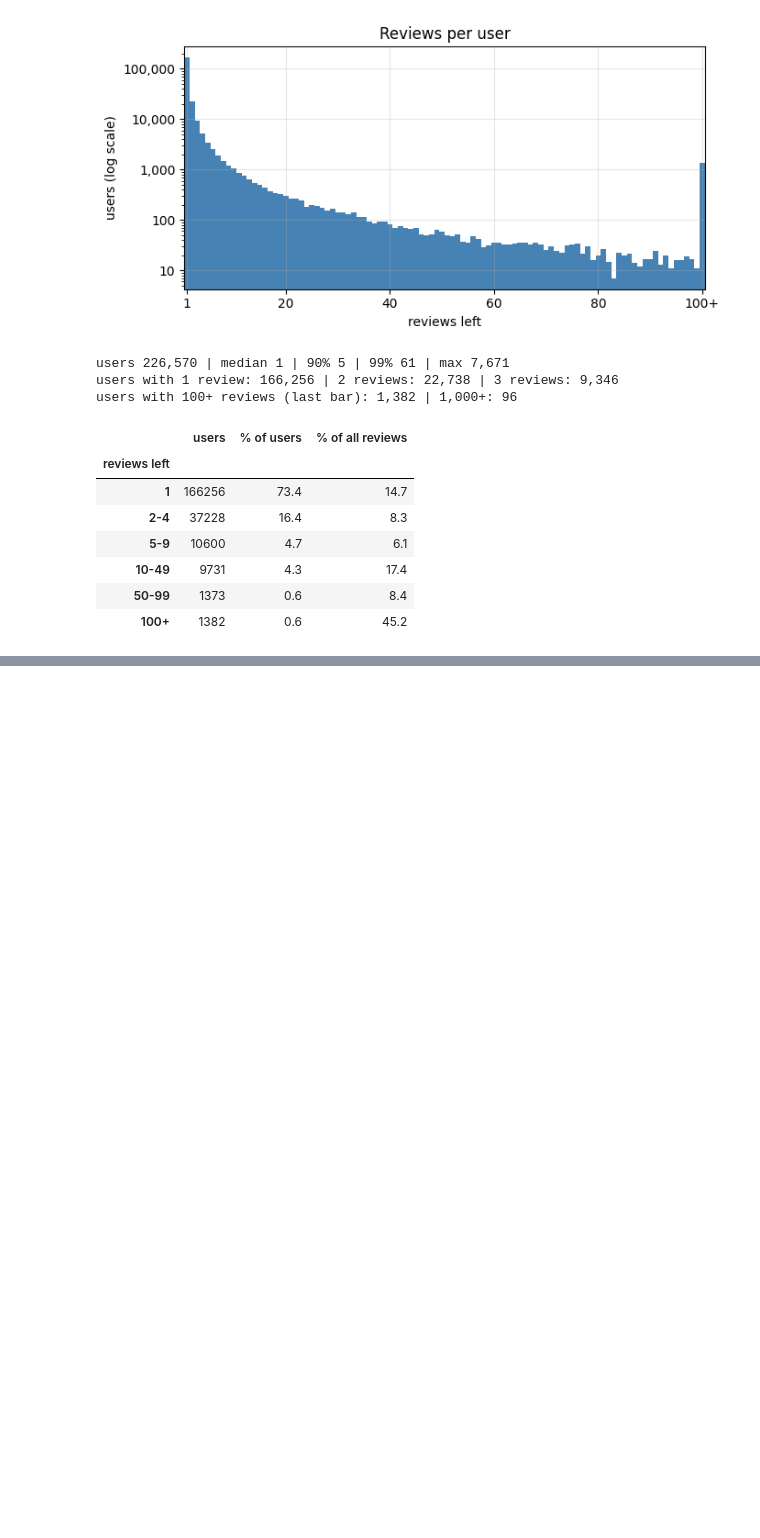
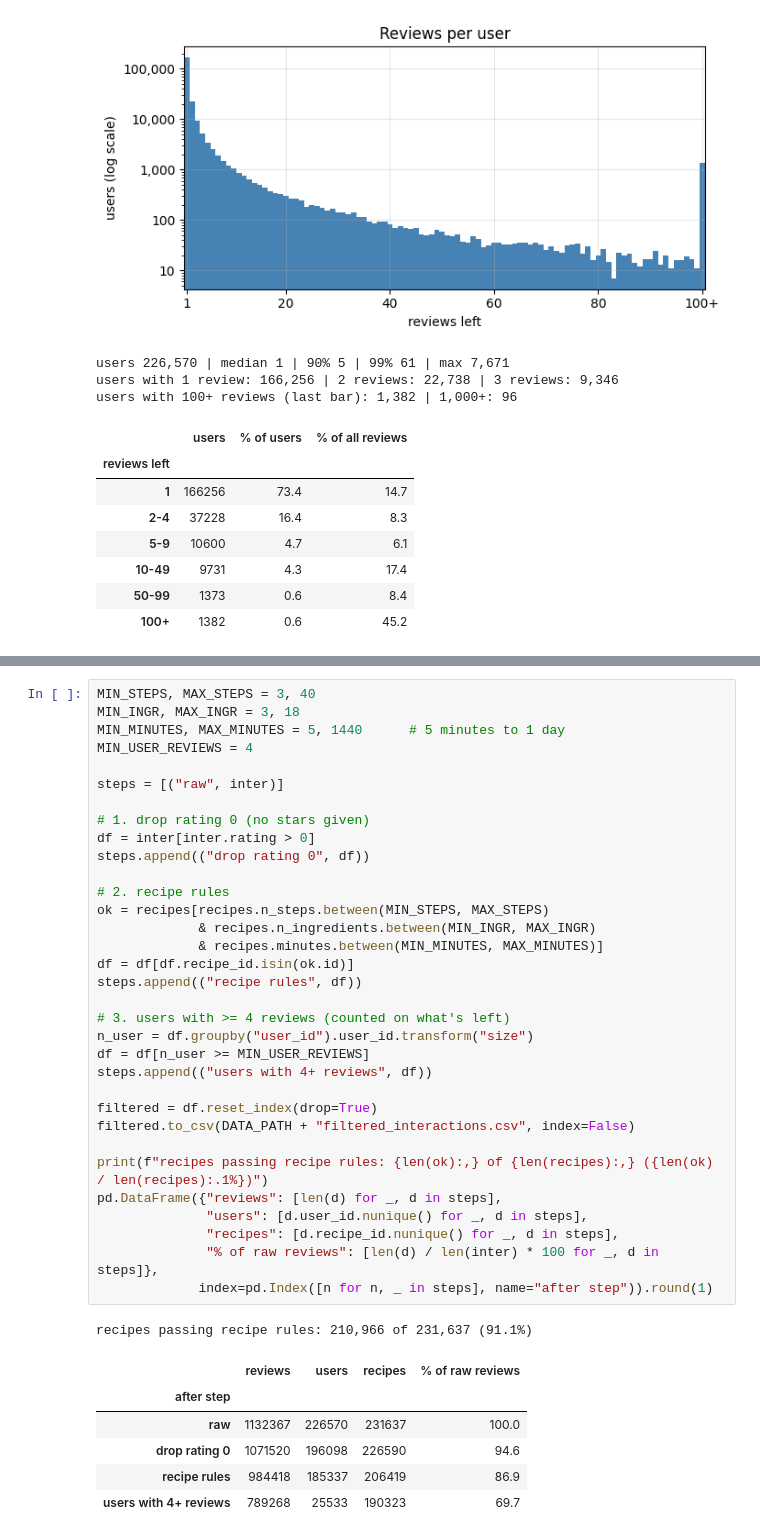
Before and after one commit to jut008/cse258-recipe-prediction-model, a Jupyter notebook: scratch/judy.ipynb, the cells around one changed output, grey strips where cells are left out. Drawn from its saved outputs; the diff is of its cells as text; blank space fills up the shorter version.

```diff
--- a/scratch/judy.ipynb
+++ b/scratch/judy.ipynb
@@ -106,0 +115,41 @@ users with 100+ reviews (last bar): 1,382 | 1,000+: 96
+# %%
+MIN_STEPS, MAX_STEPS = 3, 40
+MIN_INGR, MAX_INGR = 3, 18
+MIN_MINUTES, MAX_MINUTES = 5, 1440      # 5 minutes to 1 day
+MIN_USER_REVIEWS = 4
+
+steps = [("raw", inter)]
+
+# 1. drop rating 0 (no stars given)
+df = inter[inter.rating > 0]
+steps.append(("drop rating 0", df))
+
+# 2. recipe rules
+ok = recipes[recipes.n_steps.between(MIN_STEPS, MAX_STEPS)
+             & recipes.n_ingredients.between(MIN_INGR, MAX_INGR)
+             & recipes.minutes.between(MIN_MINUTES, MAX_MINUTES)]
+df = df[df.recipe_id.isin(ok.id)]
+steps.append(("recipe rules", df))
+
+# 3. users with >= 4 reviews (counted on what's left)
+n_user = df.groupby("user_id").user_id.transform("size")
+df = df[n_user >= MIN_USER_REVIEWS]
+steps.append(("users with 4+ reviews", df))
+
+filtered = df.reset_index(drop=True)
+filtered.to_csv(DATA_PATH + "filtered_interactions.csv", index=False)
+
+print(f"recipes passing recipe rules: {len(ok):,} of {len(recipes):,} ({len(ok) / len(recipes):.1%})")
+pd.DataFrame({"reviews": [len(d) for _, d in steps],
+              "users": [d.user_id.nunique() for _, d in steps],
+              "recipes": [d.recipe_id.nunique() for _, d in steps],
+              "% of raw reviews": [len(d) / len(inter) * 100 for _, d in steps]},
+             index=pd.Index([n for n, _ in steps], name="after step")).round(1)
+# %% [output]
+recipes passing recipe rules: 210,966 of 231,637 (91.1%)
+|  | reviews | users | recipes | % of raw reviews |
+| after step |  |  |  |  |
+| raw | 1132367 | 226570 | 231637 | 100.0 |
+| drop rating 0 | 1071520 | 196098 | 226590 | 94.6 |
+| recipe rules | 984418 | 185337 | 206419 | 86.9 |
+| users with 4+ reviews | 789268 | 25533 | 190323 | 69.7 |
```
Also changed, not shown: parts of 6 cells of this notebook, 1 other file.
